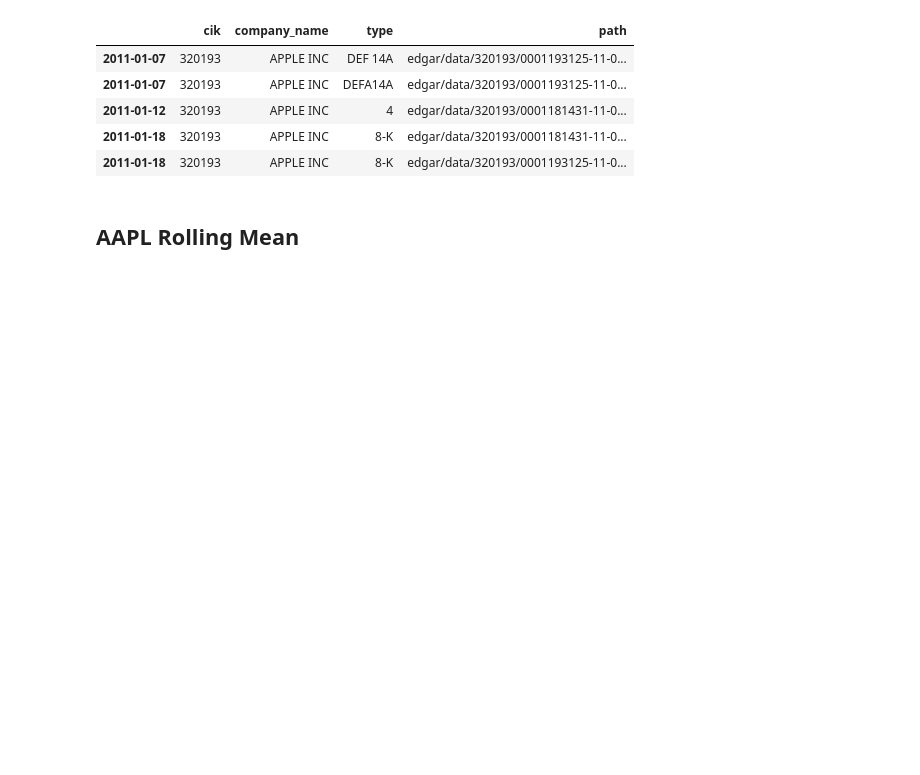
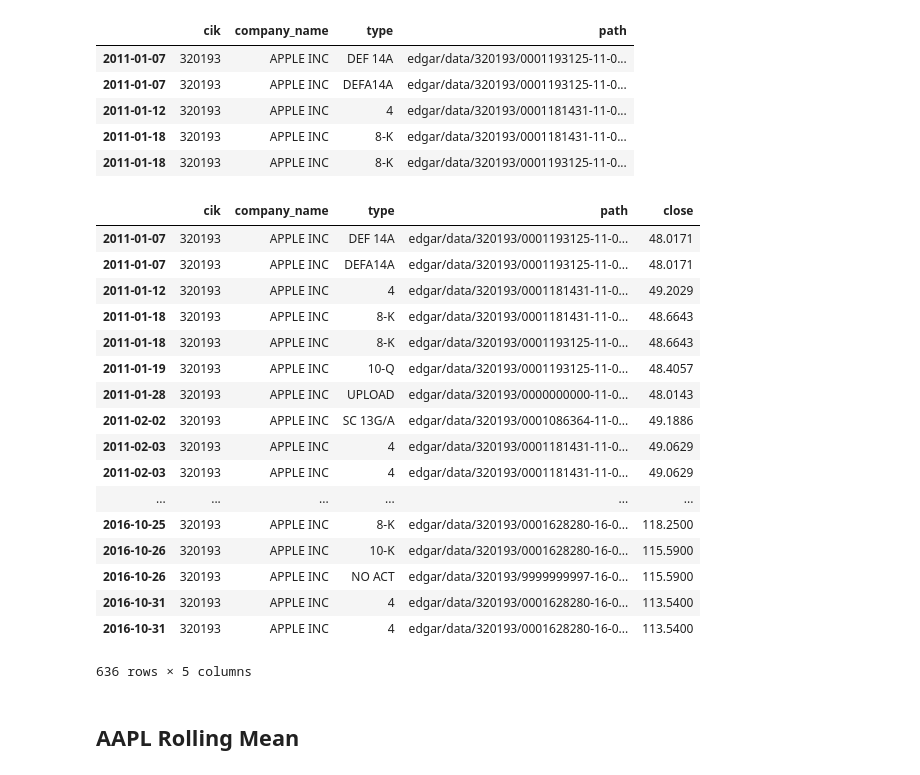
Before and after one commit to lancekrogers/Discontinued_SEC_ALGO_ANALYSIS, a Jupyter notebook: Testing Notebook -- Collecting stock price data.ipynb, the cells around one changed output. Saved outputs shown, nothing was run; the diff lists cells and outputs as text; code cells hidden in the pictures; blank space fills up the shorter version.

```diff
--- a/Testing Notebook -- Collecting stock price data.ipynb
+++ b/Testing Notebook -- Collecting stock price data.ipynb
@@ -202,7 +217,7 @@ print(aapl_cik)
 index
 6580   320193    APPLE INC   NASDAQ         1   AAPL
 # %%
-dates = pd.date_range('2011-01-02', '2011-01-26')
+dates = pd.date_range('2011-01-02', '2016-11-03')
 aapl_filings = pd.DataFrame(index=dates)
 temp_df = pd.DataFrame(filings[filings['cik'] =="320193"])
 aapl_filings = aapl_filings.join(temp_df)
@@ -230,3 +233,54 @@ def get_data(symbols, dates, eod_df):
+# %%
+#dates = pd.date_range('2011-01-02', '2011-01-26')
+#aapl_stock_price = pd.DataFrame(index=dates)
+#temp_df = pd.DataFrame(five_year_nasdaq_df[five_year_nasdaq_df['Symbol'] =="AAPL"], columns=['Close'])
+#aapl_stock_price = aapl_stock_price.join(temp_df)
+#aapl_stock_price = aapl_stock_price.dropna()
+
+def stock_data_filings(startdate, enddate, symbol, cik_symbol_match_df, stock_data_df):
+    """
+    Returns two dataframes. The first contains the eod stock price and the other
+    the filings for the given date period.
+    """
+    dates = pd.date_range(startdate, enddate)
+    try:
+        cik = cik_symbol_match_df[cik_symbol_match_df['symbol'] == symbol]['cik'].values[0]
+        stock_price = pd.DataFrame(index=dates)
+        temp_df = pd.DataFrame(stock_data_df[stock_data_df['symbol'] == symbol], columns=['close'])
+        stock_price = stock_price.join(temp_df)
+        stock_price = stock_price.dropna()
+        this_filings = pd.DataFrame(index=dates)
+        temp_df2 = pd.DataFrame(filings[filings['cik'] == cik])
+        this_filings = this_filings.join(temp_df2)
+        this_filings = this_filings.dropna()
+        return stock_price, this_filings
+    except IndexError:
+        return 'Symbol not located in dataset.'
+# %%
+aapl_price, aapl_filings = stock_data_filings('2011-01-02', '2016-11-03', 'AAPL', cik_and_tickers, five_year_nasdaq_df)
+# %%
+stock_price_on_day_of_filing = aapl_filings.join(aapl_price)
+# %%
+stock_price_on_day_of_filing
+# %% [output]
+|  | cik | company_name | type | path | close |
+| 2011-01-07 | 320193 | APPLE INC | DEF 14A | edgar/data/320193/0001193125-11-0... | 48.0171 |
+| 2011-01-07 | 320193 | APPLE INC | DEFA14A | edgar/data/320193/0001193125-11-0... | 48.0171 |
+| 2011-01-12 | 320193 | APPLE INC | 4 | edgar/data/320193/0001181431-11-0... | 49.2029 |
+| 2011-01-18 | 320193 | APPLE INC | 8-K | edgar/data/320193/0001181431-11-0... | 48.6643 |
+| 2011-01-18 | 320193 | APPLE INC | 8-K | edgar/data/320193/0001193125-11-0... | 48.6643 |
+| 2011-01-19 | 320193 | APPLE INC | 10-Q | edgar/data/320193/0001193125-11-0... | 48.4057 |
+| 2011-01-28 | 320193 | APPLE INC | UPLOAD | edgar/data/320193/0000000000-11-0... | 48.0143 |
+| 2011-02-02 | 320193 | APPLE INC | SC 13G/A | edgar/data/320193/0001086364-11-0... | 49.1886 |
+| 2011-02-03 | 320193 | APPLE INC | 4 | edgar/data/320193/0001181431-11-0... | 49.0629 |
+| 2011-02-03 | 320193 | APPLE INC | 4 | edgar/data/320193/0001181431-11-0... | 49.0629 |
+| ... | ... | ... | ... | ... | ... |
+| 2016-10-25 | 320193 | APPLE INC | 8-K | edgar/data/320193/0001628280-16-0... | 118.2500 |
+| 2016-10-26 | 320193 | APPLE INC | 10-K | edgar/data/320193/0001628280-16-0... | 115.5900 |
+| 2016-10-26 | 320193 | APPLE INC | NO ACT | edgar/data/320193/9999999997-16-0... | 115.5900 |
+| 2016-10-31 | 320193 | APPLE INC | 4 | edgar/data/320193/0001628280-16-0... | 113.5400 |
+| 2016-10-31 | 320193 | APPLE INC | 4 | edgar/data/320193/0001628280-16-0... | 113.5400 |
+636 rows × 5 columns
 # %% [markdown]
 <h2>AAPL Rolling Mean</h2>
 # %%
```
Also changed, not shown: parts of 16 cells of this notebook.
